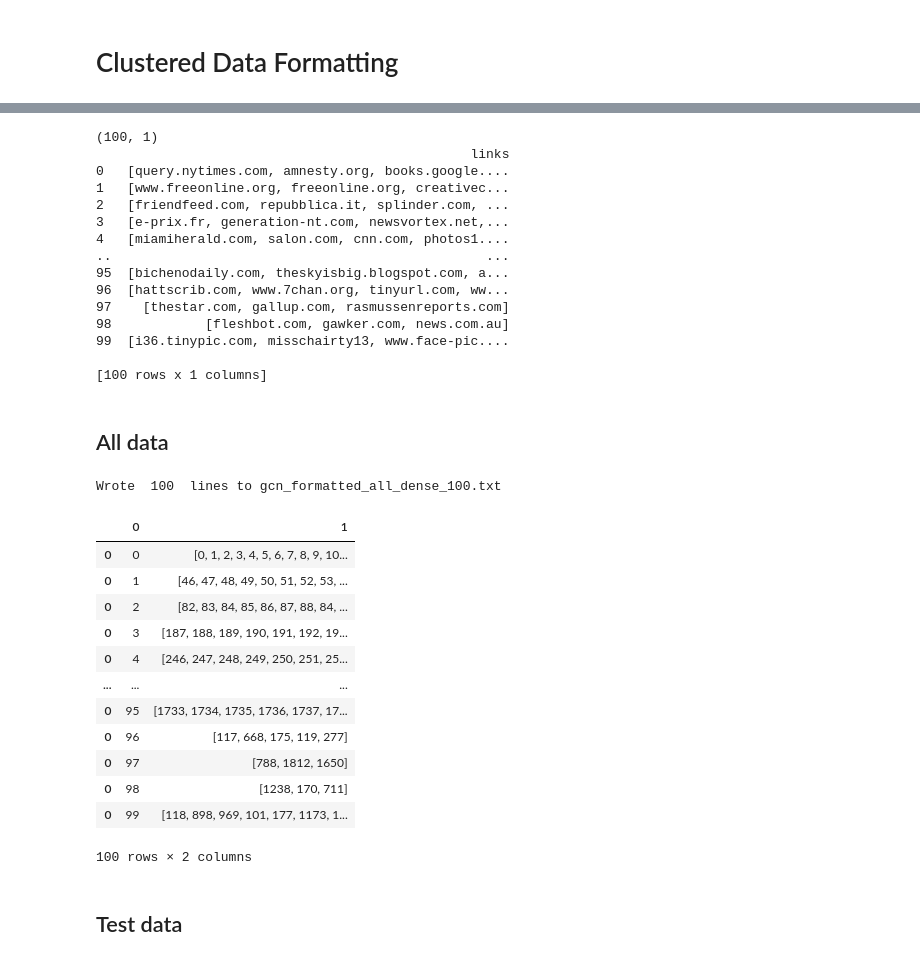
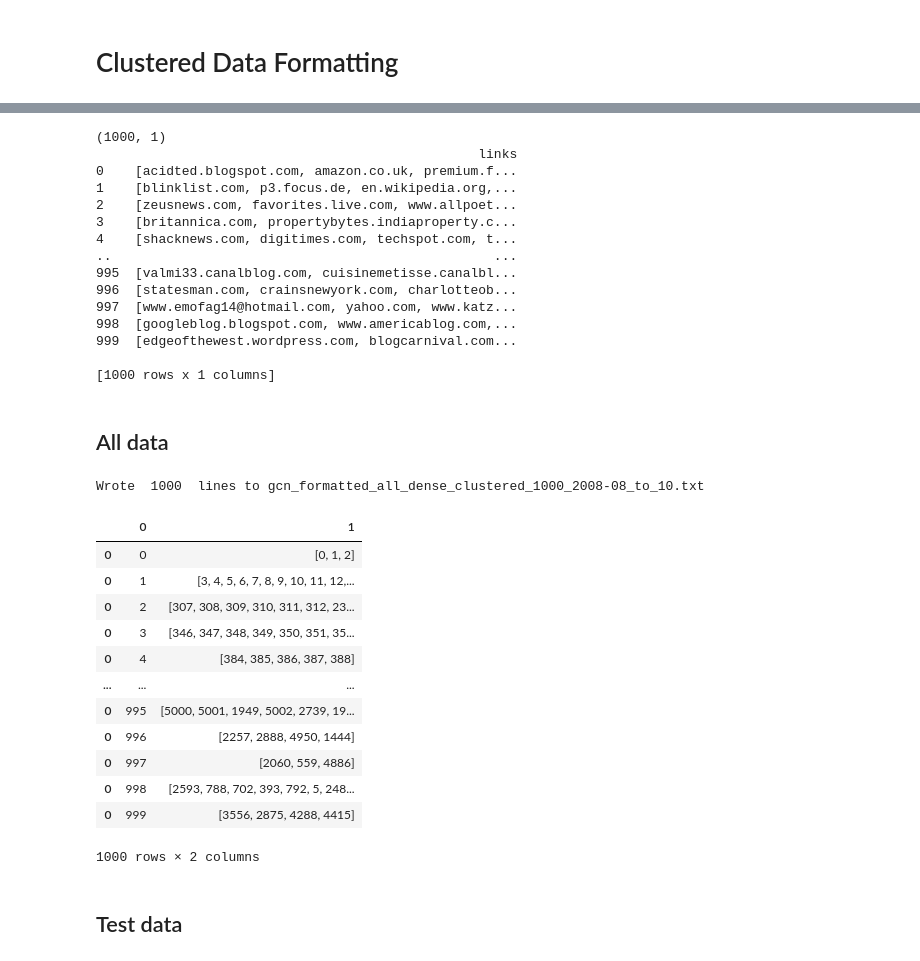
Before and after one commit to Gongjie663746/CS247Project, a Jupyter notebook: data_formatting.ipynb, the cells around one changed output, grey strips where cells are left out. Cells and saved outputs as stored; diff of their text form; code cells hidden in the pictures.

```diff
--- a/data_formatting.ipynb
+++ b/data_formatting.ipynb
@@ -469,6 +381,7 @@ data
 data = data.groupby('cluster')
 
 data = data.agg({'skimed_pl': 'sum'})
+print(data)
 
 # data = data.apply(np.unique, axis=1)
 # data = data.apply(np.squeeze)
@@ -477,5 +390,13 @@ data = data.agg({'skimed_pl': 'sum'})
 # data.columns = ['skimed_pl']
 # data['skimed_pl'] = data['skimed_pl'][0]
 
-data
+# remove duplicate domains
+data_no_dup = pd.DataFrame({'skimed_pl':[]})
+for cluster_id, domains in data.iterrows():
+    domain_list = domains['skimed_pl']
+    current = {'skimed_pl':list(set(domain_list))}
+    data_no_dup = data_no_dup.append(current, ignore_index=True)
+
+data_no_dup.index.names = ['cluster']
+data = data_no_dup
 # %% [output]
@@ -496,34 +418,39 @@ data
+# %%
+# checking for duplicates
+for p in data['skimed_pl']:
+    if len(set(p)) != len(p):
+        print(len(set(p)), len(p))
 # %%
 all_cluster_ids = pd.DataFrame(data.index)
 
 all_links = pd.DataFrame(data['skimed_pl'])
-all_links.index = range(100)
+all_links.index = range(int(K))
 all_links.columns = ['links']
 print(all_cluster_ids.shape)
 print(all_links)
 # %% [output]
-(100, 1)
-                                                links
-0   [query.nytimes.com, amnesty.org, books.google....
-1   [www.freeonline.org, freeonline.org, creativec...
-2   [friendfeed.com, repubblica.it, splinder.com, ...
-3   [e-prix.fr, generation-nt.com, newsvortex.net,...
-4   [miamiherald.com, salon.com, cnn.com, photos1....
-..                                                ...
-95  [bichenodaily.com, theskyisbig.blogspot.com, a...
-96  [hattscrib.com, www.7chan.org, tinyurl.com, ww...
-97    [thestar.com, gallup.com, rasmussenreports.com]
-98            [fleshbot.com, gawker.com, news.com.au]
-99  [i36.tinypic.com, misschairty13, www.face-pic....
+(1000, 1)
+                                                 links
+0    [acidted.blogspot.com, amazon.co.uk, premium.f...
+1    [blinklist.com, p3.focus.de, en.wikipedia.org,...
+2    [zeusnews.com, favorites.live.com, www.allpoet...
+3    [britannica.com, propertybytes.indiaproperty.c...
+4    [shacknews.com, digitimes.com, techspot.com, t...
+..                                                 ...
+995  [valmi33.canalblog.com, cuisinemetisse.canalbl...
+996  [statesman.com, crainsnewyork.com, charlotteob...
+997  [www.emofag14@hotmail.com, yahoo.com, www.katz...
+998  [googleblog.blogspot.com, www.americablog.com,...
+999  [edgeofthewest.wordpress.com, blogcarnival.com...
 
-[100 rows x 1 columns]
+[1000 rows x 1 columns]
 # %%
 link_dict = {}
 index_counter = 0
 
 for p in all_links['links']:
   for i in p:
-    if i not in link_dict.keys():
+    if i not in link_dict:
       link_dict[i] = index_counter
       index_counter += 1
 # %% [markdown]
@@ -531,50 +458,49 @@ for p in all_links['links']:
 # %%
 clustered_data = pd.DataFrame()
 line_counter = 0
-with open('/content/mnt/Shareddrives/247 Project/data/gcn_formatted_all_dense_clustered_100.txt', 'w') as clustered_doc:
+with open(CLUSTERED_ALL_FILEPATH, 'w') as clustered_doc:
   for index, info in data.iterrows():
     textLine = ""
     # append Q_ID as row ID --> this is the 'user id' for LightGCN
     textLine += str(index)
     L_ids = info.get('skimed_pl')
     # print(info)
     # print(L_ids)
     # print(link_dict[L_ids[0]])
     # lookup IDs in dictionary
     L_id_nums = []
     if not np.any(pd.isnull(L_ids)):
       L_id_nums = [link_dict[l] for l in L_ids]
     # textLine += ' '
     L_id_string = ' '.join([str(i) for i in L_id_nums])
     if L_id_string:
       textLine += ' ' + L_id_string
     textLine += '\n'
     clustered_doc.write(textLine)
     # textLine
     row = pd.DataFrame([index, L_id_nums])
     clustered_data = pd.concat([clustered_data, row], axis=1)
     line_counter += 1
 
 clustered_data = clustered_data.transpose()
-print("Wrote ", line_counter, " lines to gcn_formatted_all_dense_clustered_100.txt")
-# print("Wrote ", line_counter / 10, " lines to gcn_formatted_test_dense.txt")
+print("Wrote ", line_counter, " lines to gcn_formatted_all_dense_clustered_{}_{}.txt".format(K,target))
 
 clustered_data
 # %% [output]
-Wrote  100  lines to gcn_formatted_all_dense_100.txt
+Wrote  1000  lines to gcn_formatted_all_dense_clustered_1000_2008-08_to_10.txt
 |  | 0 | 1 |
-| 0 | 0 | [0, 1, 2, 3, 4, 5, 6, 7, 8, 9, 10... |
-| 0 | 1 | [46, 47, 48, 49, 50, 51, 52, 53, ... |
-| 0 | 2 | [82, 83, 84, 85, 86, 87, 88, 84, ... |
-| 0 | 3 | [187, 188, 189, 190, 191, 192, 19... |
-| 0 | 4 | [246, 247, 248, 249, 250, 251, 25... |
+| 0 | 0 | [0, 1, 2] |
+| 0 | 1 | [3, 4, 5, 6, 7, 8, 9, 10, 11, 12,... |
+| 0 | 2 | [307, 308, 309, 310, 311, 312, 23... |
+| 0 | 3 | [346, 347, 348, 349, 350, 351, 35... |
+| 0 | 4 | [384, 385, 386, 387, 388] |
 | ... | ... | ... |
-| 0 | 95 | [1733, 1734, 1735, 1736, 1737, 17... |
-| 0 | 96 | [117, 668, 175, 119, 277] |
-| 0 | 97 | [788, 1812, 1650] |
-| 0 | 98 | [1238, 170, 711] |
-| 0 | 99 | [118, 898, 969, 101, 177, 1173, 1... |
+| 0 | 995 | [5000, 5001, 1949, 5002, 2739, 19... |
+| 0 | 996 | [2257, 2888, 4950, 1444] |
+| 0 | 997 | [2060, 559, 4886] |
+| 0 | 998 | [2593, 788, 702, 393, 792, 5, 248... |
+| 0 | 999 | [3556, 2875, 4288, 4415] |
-100 rows × 2 columns
+1000 rows × 2 columns
 # %% [markdown]
 ## Test data
 # %%
```
Also changed, not shown: parts of 25 cells of this notebook, 1 other file.
